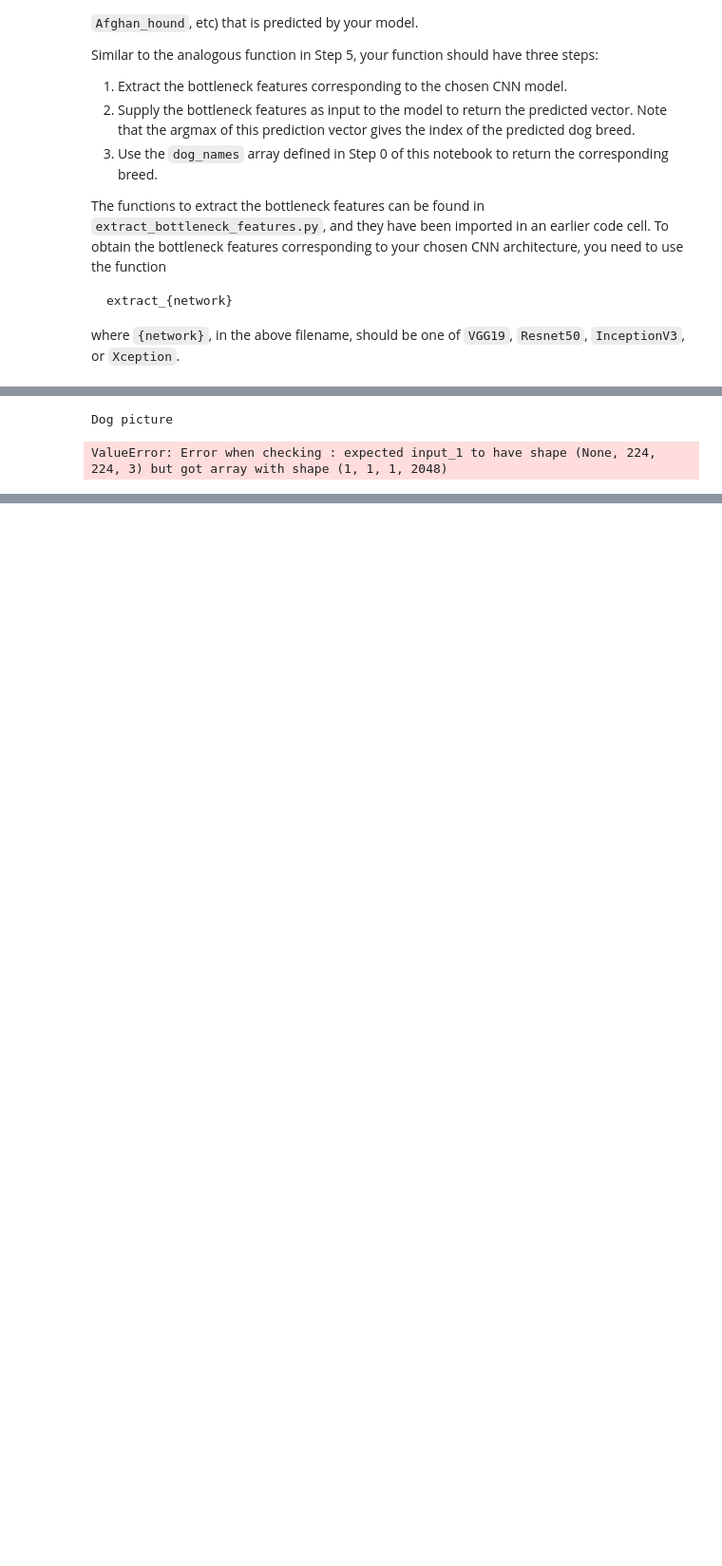
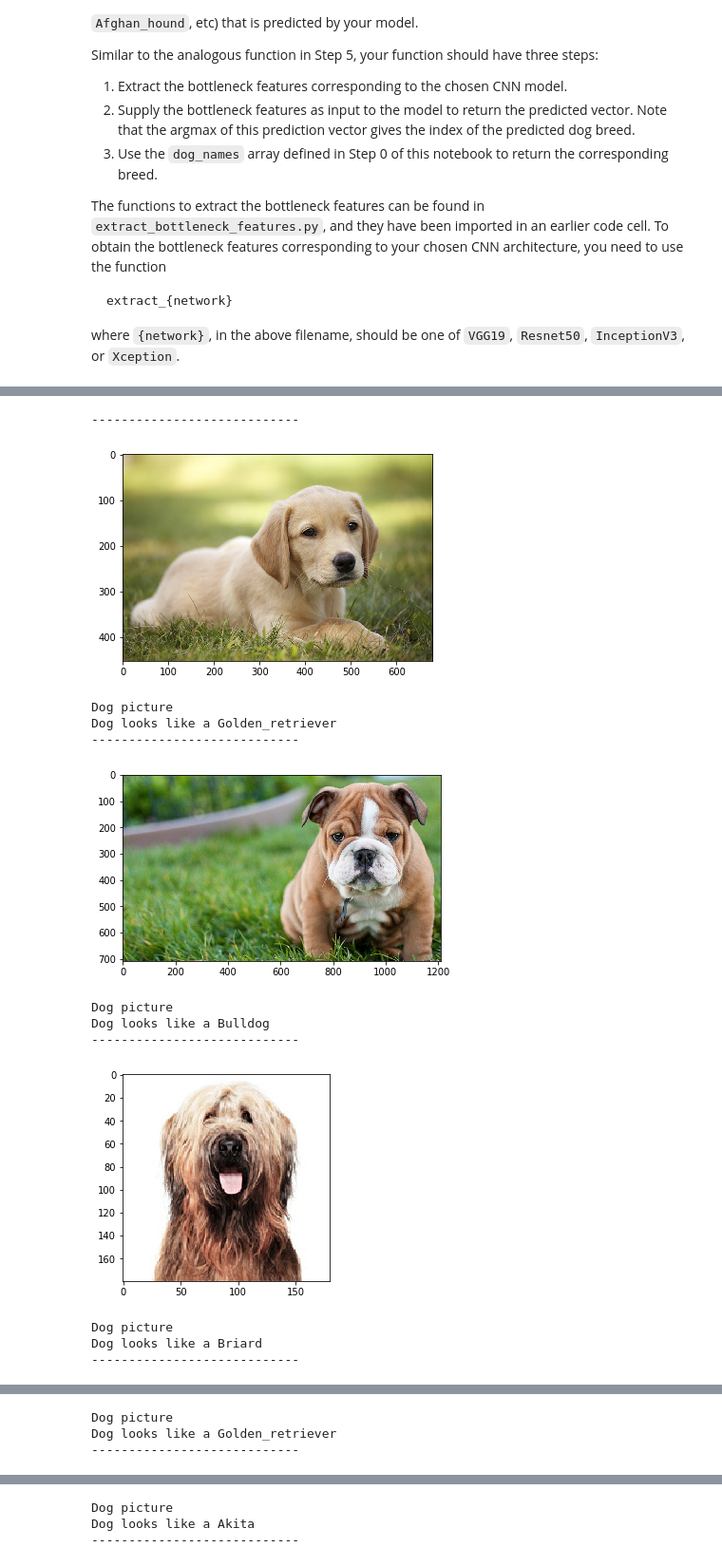
Before and after one commit to TrueZarathustra/dog-project, a Jupyter notebook: dog_app.ipynb, the cells around one changed output, grey strips where cells are left out. Shown at 95% size. Cells and saved outputs as stored; diff of their text form; code cells hidden in the pictures; blank space fills up the shorter version.

```diff
--- a/dog_app.ipynb
+++ b/dog_app.ipynb
@@ -715,11 +716,11 @@ where `{network}`, in the above filename, should be one of `VGG19`, `Resnet50`,
 
 from extract_bottleneck_features import *
 
-def ResNet50_predict_breed(img_path):
+def Resnet50_predict_breed(img_path):
     # extract bottleneck features
     bottleneck_feature = extract_Resnet50(path_to_tensor(img_path))
     # obtain predicted vector
-    predicted_vector = ResNet50_model.predict(bottleneck_feature)
+    predicted_vector = Resnet50_model.predict(bottleneck_feature)
     # return dog breed that is predicted by the model
     return dog_names[np.argmax(predicted_vector)]
 
@@ -747,14 +746,20 @@ Some sample output for our algorithm is provided below, but feel free to design
 # %%
 ### TODO: Write your algorithm.
 ### Feel free to use as many code cells as needed.
+import matplotlib.pyplot as plt
+from scipy.misc import imread
+
 def predict_breed(img_path):
-    if face_detector(img_path):
+    print("----------------------------")
+    plt.imshow(imread(img_path))
+    plt.show()
+    if dog_detector(img_path):
+        print("Dog picture")
+        breed = Resnet50_predict_breed(img_path)
+        print("Dog looks like a %s" % breed)
+    elif face_detector(img_path):
         print("Human picture")
-        breed = ResNet50_predict_breed(img_path)
-        print("You look like a %s" % breed)
-    elif dog_detector(img_path):
-        print("Dog picture")
-        breed = ResNet50_predict_breed(img_path)
+        breed = Resnet50_predict_breed(img_path)
         print("You look like a %s" % breed)
     else:
         print("Can't find an object to recognize")
@@ -775,8 +784,25 @@ __Answer:__
 # %%
 ## TODO: Execute your algorithm from Step 6 on
 ## at least 6 images on your computer.
 ## Feel free to use as many code cells as needed.
-predict_breed('dogImages/valid/031.Borzoi/Borzoi_02193.jpg')
+predict_breed('test_images/dog1.jpg')
+predict_breed('test_images/dog2.jpg')
+predict_breed('test_images/dog3.jpg')
+predict_breed('test_images/dog4.jpg')
+predict_breed('test_images/dog5.jpg')
+predict_breed('test_images/human1.jpg')
+predict_breed('test_images/human2.jpg')
 # %% [output]
-Dog picture
+----------------------------
+[figure, added]
-ValueError: Error when checking : expected input_1 to have shape (None, 224, 224, 3) but got array with shape (1, 1, 1, 2048)
+Dog picture
+Dog looks like a Golden_retriever
+----------------------------
+[figure, added]
+Dog picture
+Dog looks like a Bulldog
+----------------------------
+[figure, added]
+Dog picture
+Dog looks like a Briard
+----------------------------
@@ -782,0 +810,3 @@ ValueError: Error when checking : expected input_1 to have shape (None, 224, 224
+Dog picture
+Dog looks like a Golden_retriever
+----------------------------
@@ -782,0 +814,3 @@ ValueError: Error when checking : expected input_1 to have shape (None, 224, 224
+Dog picture
+Dog looks like a Akita
+----------------------------
```
Also changed, not shown: parts of 10 cells of this notebook, 8 other files.
